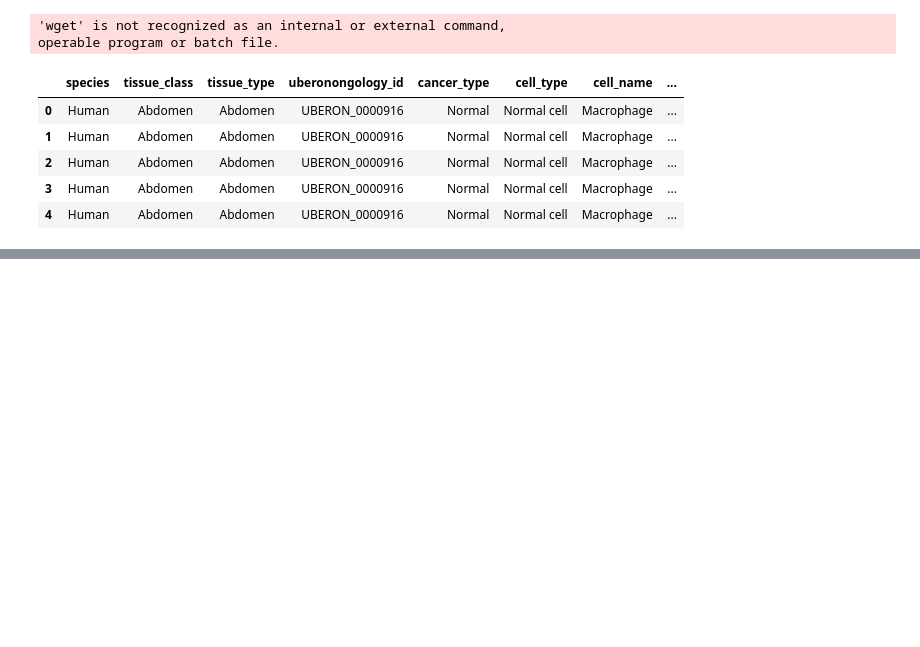
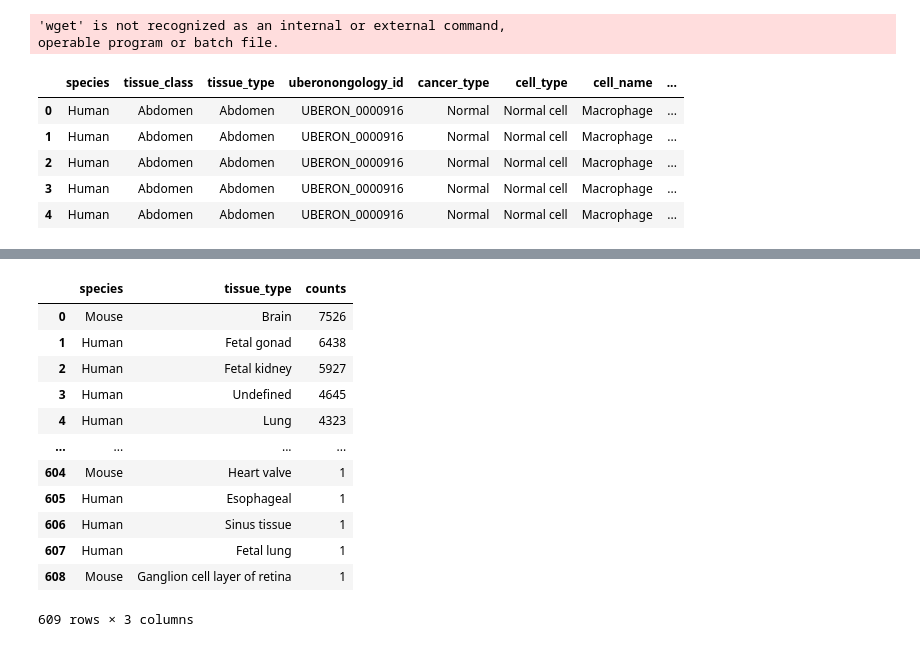
Before and after one commit to recervictory/cell-type-prediction, a Jupyter notebook: cell_markes.ipynb, the cells around one changed output, grey strips where cells are left out. Saved outputs shown, nothing was run; the diff lists cells and outputs as text; code cells hidden in the pictures; blank space fills up the shorter version.

```diff
--- a/cell_markes.ipynb
+++ b/cell_markes.ipynb
@@ -23,0 +62,16 @@ markers.head()
+# %%
+counts
+# %% [output]
+|  | species | tissue_type | counts |
+| 0 | Mouse | Brain | 7526 |
+| 1 | Human | Fetal gonad | 6438 |
+| 2 | Human | Fetal kidney | 5927 |
+| 3 | Human | Undefined | 4645 |
+| 4 | Human | Lung | 4323 |
+| ... | ... | ... | ... |
+| 604 | Mouse | Heart valve | 1 |
+| 605 | Human | Esophageal | 1 |
+| 606 | Human | Sinus tissue | 1 |
+| 607 | Human | Fetal lung | 1 |
+| 608 | Mouse | Ganglion cell layer of retina | 1 |
+609 rows × 3 columns
```
Also changed, not shown: parts of 5 cells of this notebook.
